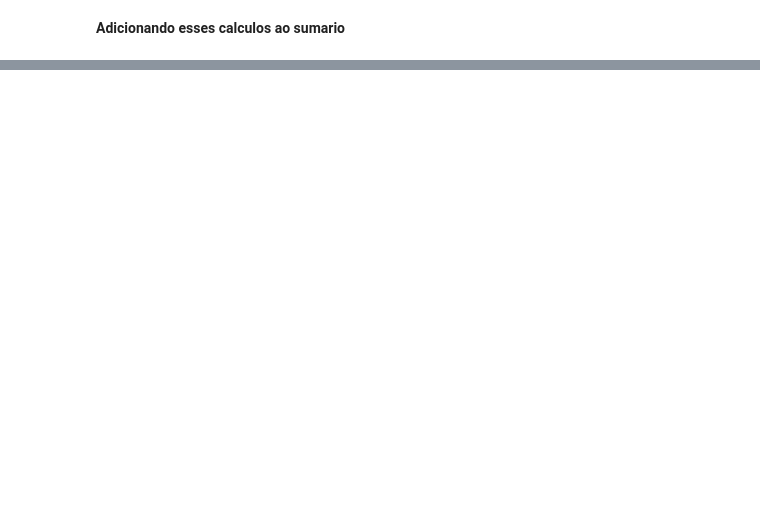
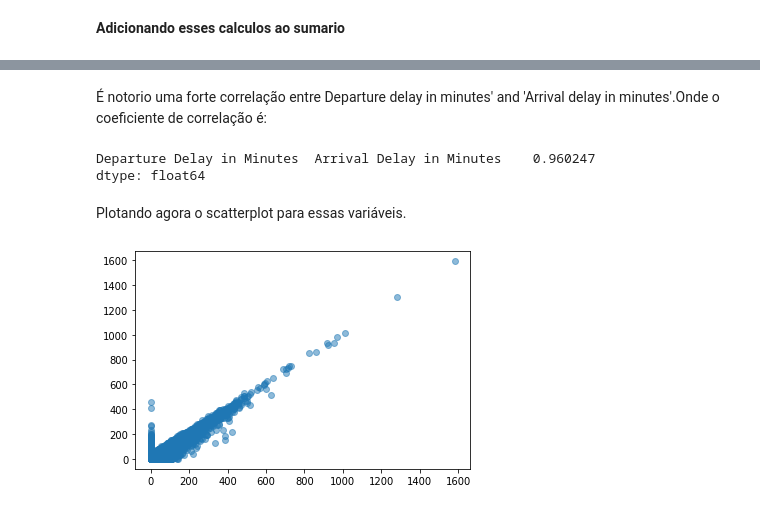
Before and after one commit to Pvcunha/introducao-ciencia-dados, a Jupyter notebook: introducao_ciencia_dados.ipynb, the cells around one changed output, grey strips where cells are left out. Saved outputs shown, nothing was run; the diff lists cells and outputs as text; code cells hidden in the pictures; blank space fills up the shorter version.

```diff
--- a/introducao_ciencia_dados.ipynb
+++ b/introducao_ciencia_dados.ipynb
@@ -659,0 +410,14 @@ sns.barplot(data =data_train, x = 'satisfaction',  y ='Flight Distance', palette
+# %% [markdown]
+É notorio uma forte correlação entre Departure delay in minutes' and 'Arrival delay in minutes'.Onde o coeficiente de correlação é:
+# %%
+corr_mat.where(np.triu(corr_mat > 0.5, k=1)).stack().sort_values(ascending = False)
+# %% [output]
+Departure Delay in Minutes  Arrival Delay in Minutes    0.960247
+dtype: float64
+# %% [markdown]
+Plotando agora o scatterplot para essas variáveis.
+# %%
+plt.scatter(df['Arrival Delay in Minutes'], df['Departure Delay in Minutes'], alpha = 0.5)
+pass
+# %% [output]
+[figure, added]
```
Also changed, not shown: parts of 57 cells of this notebook.
